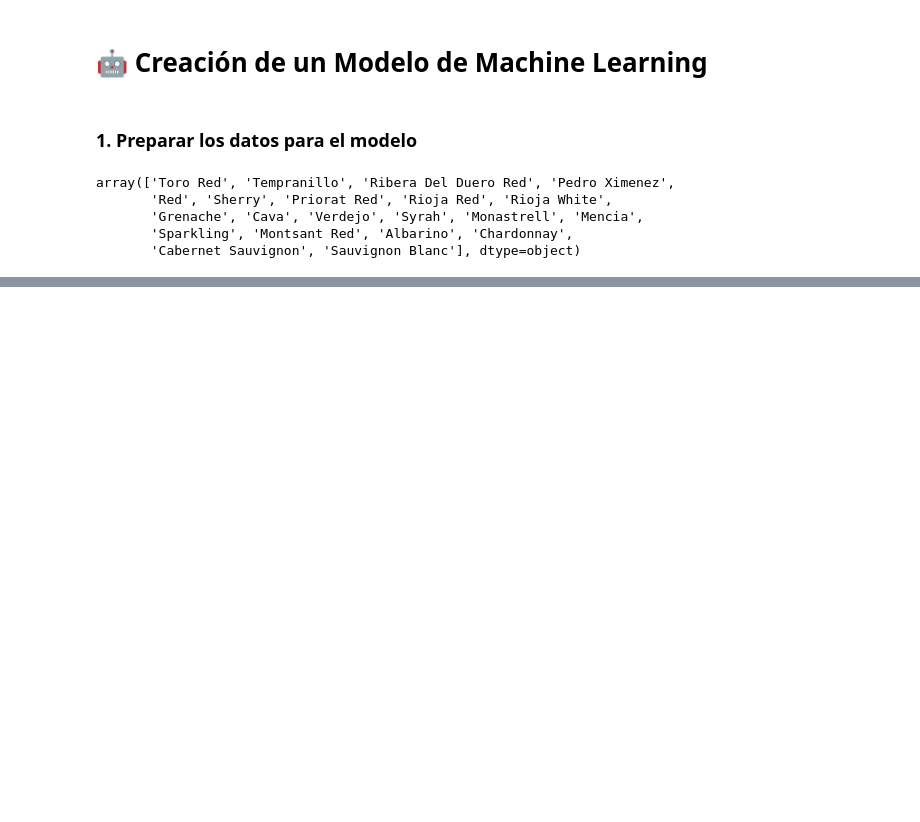
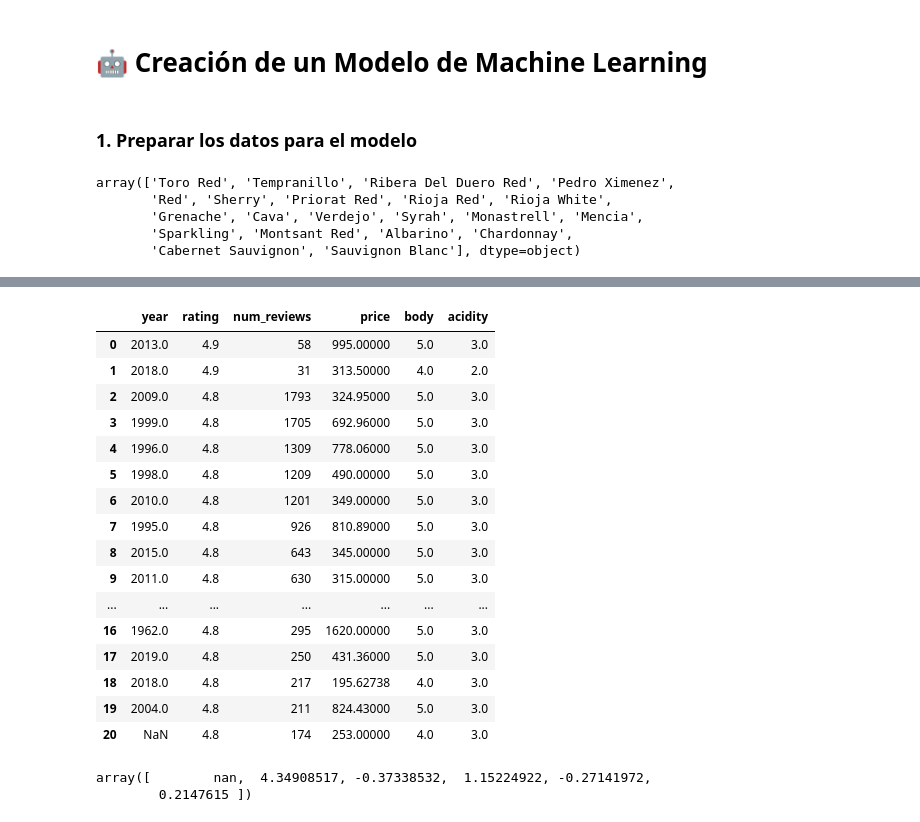
Before and after one commit to jmrodriguez2552/CEDAPY_25_26, a Jupyter notebook: ANALISIS_DATOS_PYTHON/NOTEBOOKS/EJERCICIOS/EJERCICIO_WINES.ipynb, the cells around one changed output, grey strips where cells are left out. Drawn from its saved outputs; the diff is of its cells as text; code cells hidden in the pictures; blank space fills up the shorter version.

```diff
--- a/ANALISIS_DATOS_PYTHON/NOTEBOOKS/EJERCICIOS/EJERCICIO_WINES.ipynb
+++ b/ANALISIS_DATOS_PYTHON/NOTEBOOKS/EJERCICIOS/EJERCICIO_WINES.ipynb
@@ -444,3 +465,26 @@ df_train[df_train.duplicated(keep=False)]
 # %%
-X_train = df_wines.drop(['winery', 'type_numerical','wine','country', 'region','type', 'year_range'], axis=1)
+X_train = df_wines.drop(['winery','wine','country', 'region','type', 'year_range','type_numerical'], axis=1)
 y_train = df_wines['type_numerical']
+
+X_test = df_wines.drop(['winery','wine','country', 'region','type', 'year_range', 'type_numerical'], axis=1)
+y_test = df_wines['type_numerical']
+# %%
+display(X_train.head(21))
+# %% [output]
+|  | year | rating | num_reviews | price | body | acidity |
+| 0 | 2013.0 | 4.9 | 58 | 995.00000 | 5.0 | 3.0 |
+| 1 | 2018.0 | 4.9 | 31 | 313.50000 | 4.0 | 2.0 |
+| 2 | 2009.0 | 4.8 | 1793 | 324.95000 | 5.0 | 3.0 |
+| 3 | 1999.0 | 4.8 | 1705 | 692.96000 | 5.0 | 3.0 |
+| 4 | 1996.0 | 4.8 | 1309 | 778.06000 | 5.0 | 3.0 |
+| 5 | 1998.0 | 4.8 | 1209 | 490.00000 | 5.0 | 3.0 |
+| 6 | 2010.0 | 4.8 | 1201 | 349.00000 | 5.0 | 3.0 |
+| 7 | 1995.0 | 4.8 | 926 | 810.89000 | 5.0 | 3.0 |
+| 8 | 2015.0 | 4.8 | 643 | 345.00000 | 5.0 | 3.0 |
+| 9 | 2011.0 | 4.8 | 630 | 315.00000 | 5.0 | 3.0 |
+| ... | ... | ... | ... | ... | ... | ... |
+| 16 | 1962.0 | 4.8 | 295 | 1620.00000 | 5.0 | 3.0 |
+| 17 | 2019.0 | 4.8 | 250 | 431.36000 | 5.0 | 3.0 |
+| 18 | 2018.0 | 4.8 | 217 | 195.62738 | 4.0 | 3.0 |
+| 19 | 2004.0 | 4.8 | 211 | 824.43000 | 5.0 | 3.0 |
+| 20 | NaN | 4.8 | 174 | 253.00000 | 4.0 | 3.0 |
@@ -446,0 +495,5 @@ y_train = df_wines['type_numerical']
+# %%
+display(X_train[20])
+# %% [output]
+array([        nan,  4.34908517, -0.37338532,  1.15224922, -0.27141972,
+        0.2147615 ])
```
Also changed, not shown: parts of 5 cells of this notebook.
